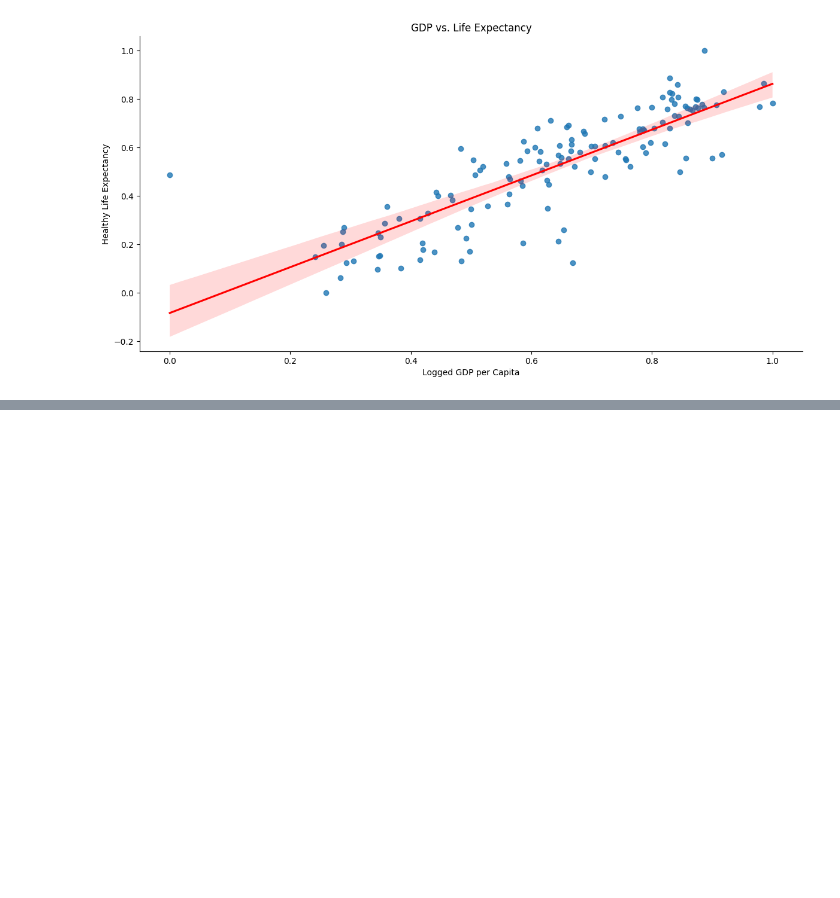
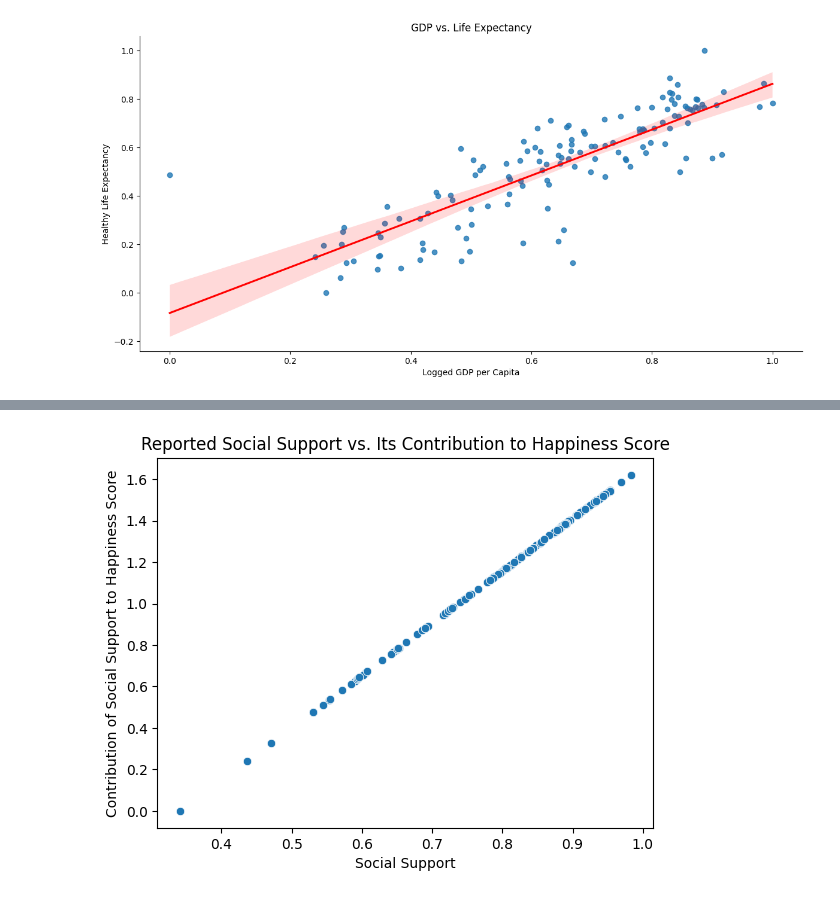
Before and after one commit to TanishAfre/Data-Analysis-Visualisation, a Jupyter notebook: main.ipynb, the cells around one changed output, grey strips where cells are left out. Saved outputs shown, nothing was run; the diff lists cells and outputs as text; code cells hidden in the pictures; blank space fills up the shorter version.

```diff
--- a/main.ipynb
+++ b/main.ipynb
@@ -372,0 +389,8 @@ plt.show()
+# %%
+sns.scatterplot(x='Social support', y='Explained by: Social support', data=df)
+plt.title('Reported Social Support vs. Its Contribution to Happiness Score')
+plt.xlabel('Social Support')
+plt.ylabel('Contribution of Social Support to Happiness Score')
+plt.show()
+# %% [output]
+[figure, added]
```
Also changed, not shown: parts of 2 cells of this notebook.
